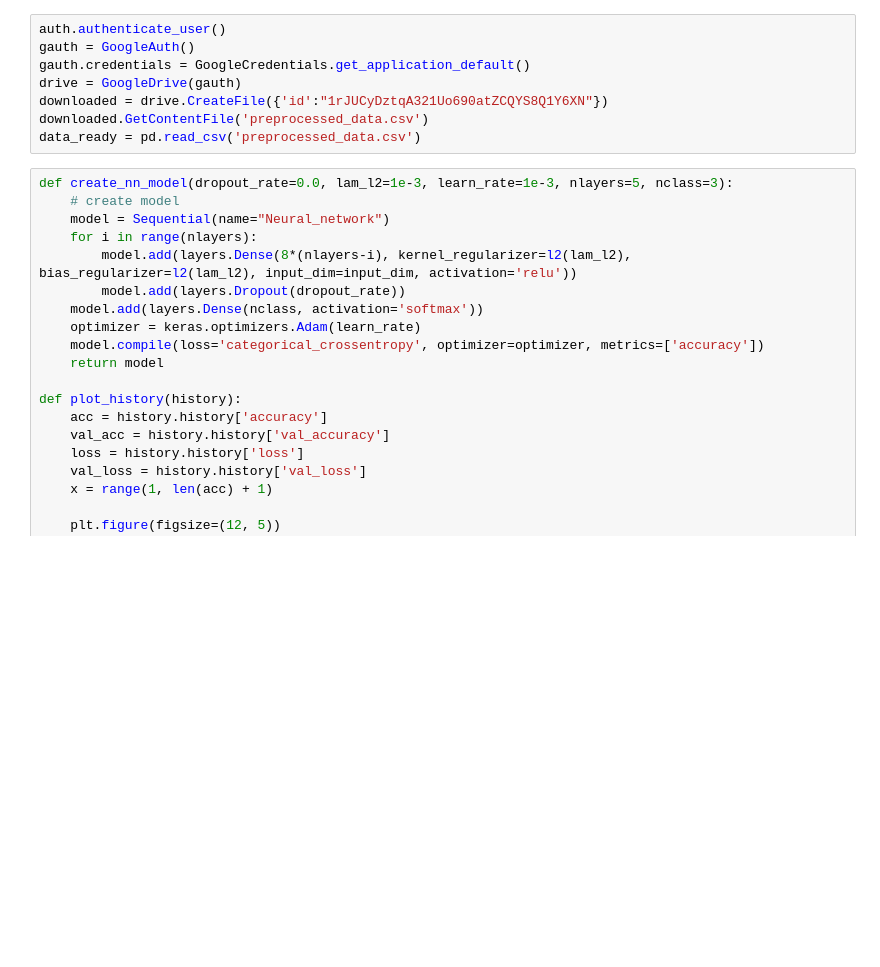
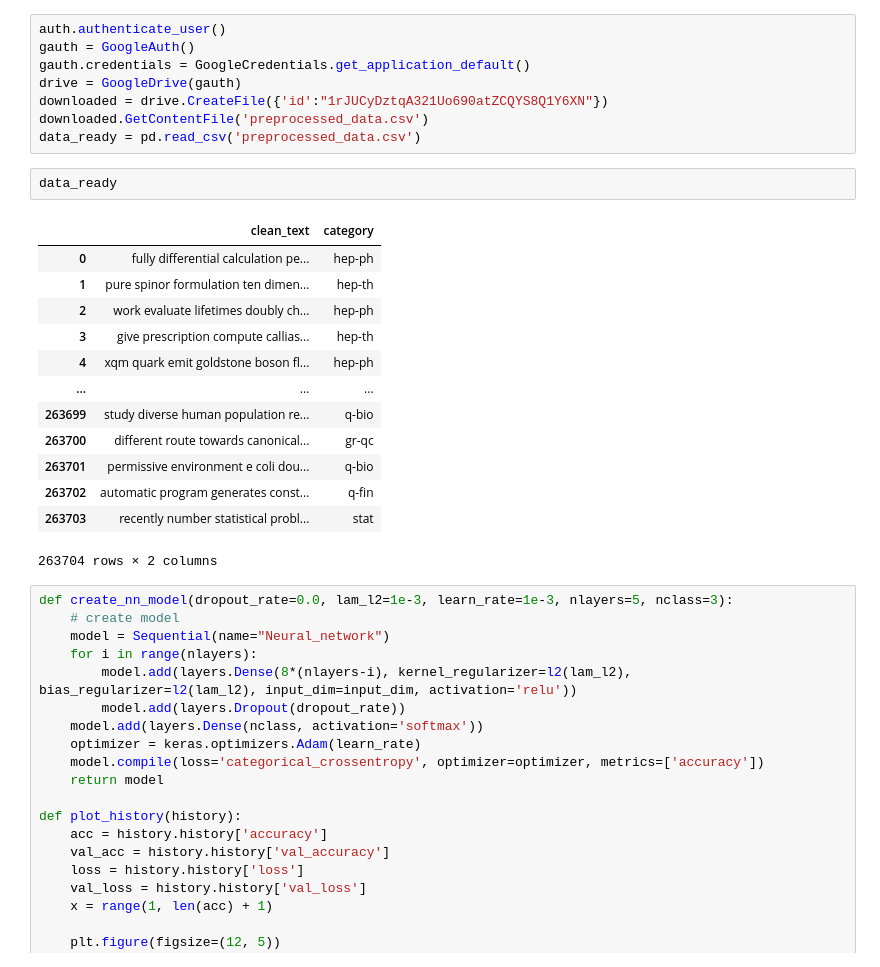
Before and after one commit to matteo-perillo/Abstracts-classification, a Jupyter notebook: 03_Neural network.ipynb, the cells around one changed output. Saved outputs shown, nothing was run; the diff lists cells and outputs as text; blank space fills up the shorter version.

```diff
--- a/03_Neural network.ipynb
+++ b/03_Neural network.ipynb
@@ -42,6 +42,22 @@ drive = GoogleDrive(gauth)
 downloaded = drive.CreateFile({'id':"1rJUCyDztqA321Uo690atZCQYS8Q1Y6XN"})
 downloaded.GetContentFile('preprocessed_data.csv')
 data_ready = pd.read_csv('preprocessed_data.csv')
+# %%
+data_ready
+# %% [output]
+|  | clean_text | category |
+| 0 | fully differential calculation pe... | hep-ph |
+| 1 | pure spinor formulation ten dimen... | hep-th |
+| 2 | work evaluate lifetimes doubly ch... | hep-ph |
+| 3 | give prescription compute callias... | hep-th |
+| 4 | xqm quark emit goldstone boson fl... | hep-ph |
+| ... | ... | ... |
+| 263699 | study diverse human population re... | q-bio |
+| 263700 | different route towards canonical... | gr-qc |
+| 263701 | permissive environment e coli dou... | q-bio |
+| 263702 | automatic program generates const... | q-fin |
+| 263703 | recently number statistical probl... | stat |
+263704 rows × 2 columns
 # %%
 def create_nn_model(dropout_rate=0.0, lam_l2=1e-3, learn_rate=1e-3, nlayers=5, nclass=3):
     # create model
```
Also changed, not shown: parts of 1 cell of this notebook.
